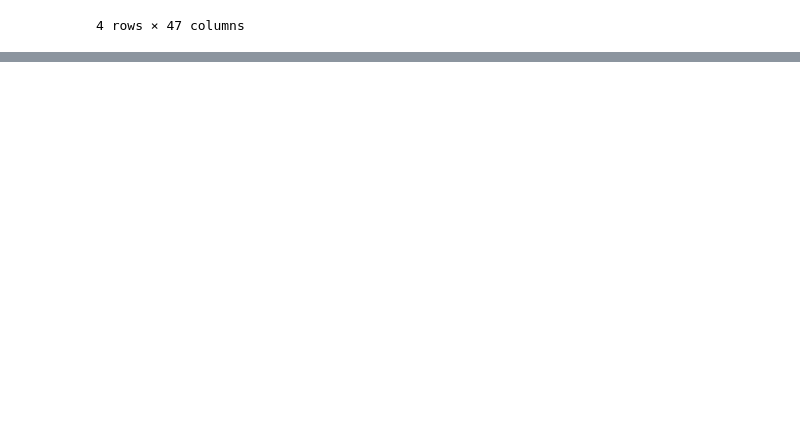
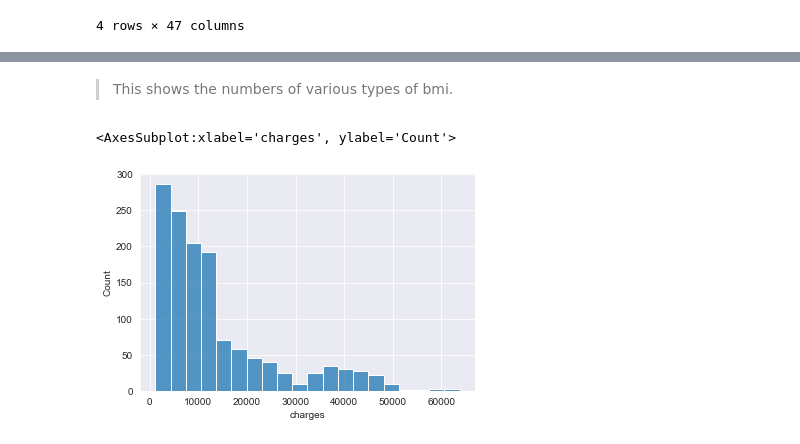
Before and after one commit to data301-2021-winter1/project-group60-project, a Jupyter notebook: notebooks/analysis2.ipynb, the cells around one changed output, grey strips where cells are left out. Saved outputs shown, nothing was run; the diff lists cells and outputs as text; code cells hidden in the pictures; blank space fills up the shorter version.

```diff
--- a/notebooks/analysis2.ipynb
+++ b/notebooks/analysis2.ipynb
@@ -125,0 +198,8 @@ df_clean
+# %% [markdown]
+> This shows the numbers of various types of bmi.
+# %%
+sns.set_style('darkgrid')
+sns.histplot(dfp['charges'],bins=20)
+# %% [output]
+<AxesSubplot:xlabel='charges', ylabel='Count'>
+[figure, added]
```
Also changed, not shown: parts of 39 cells of this notebook, 1 other file.
